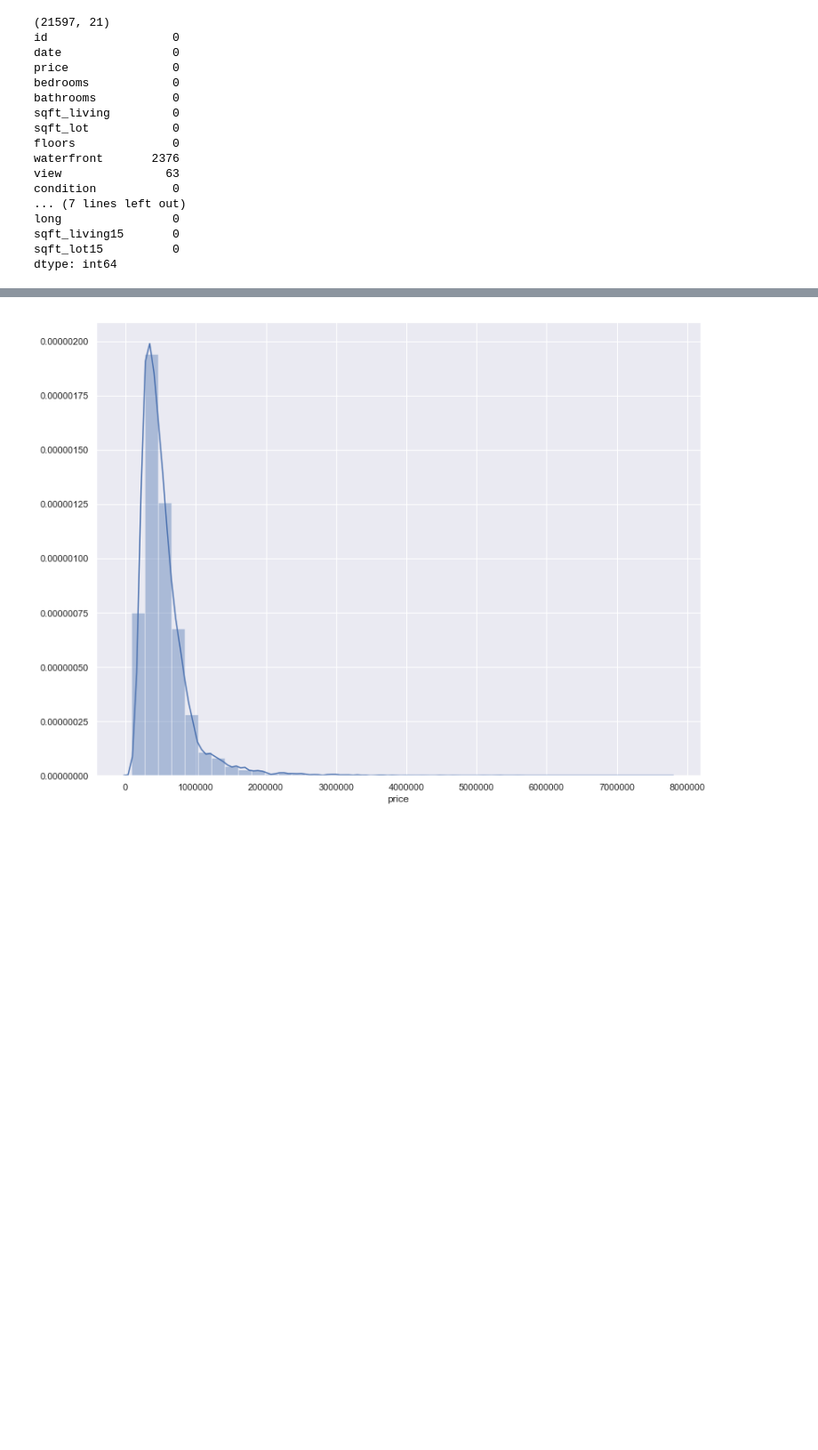
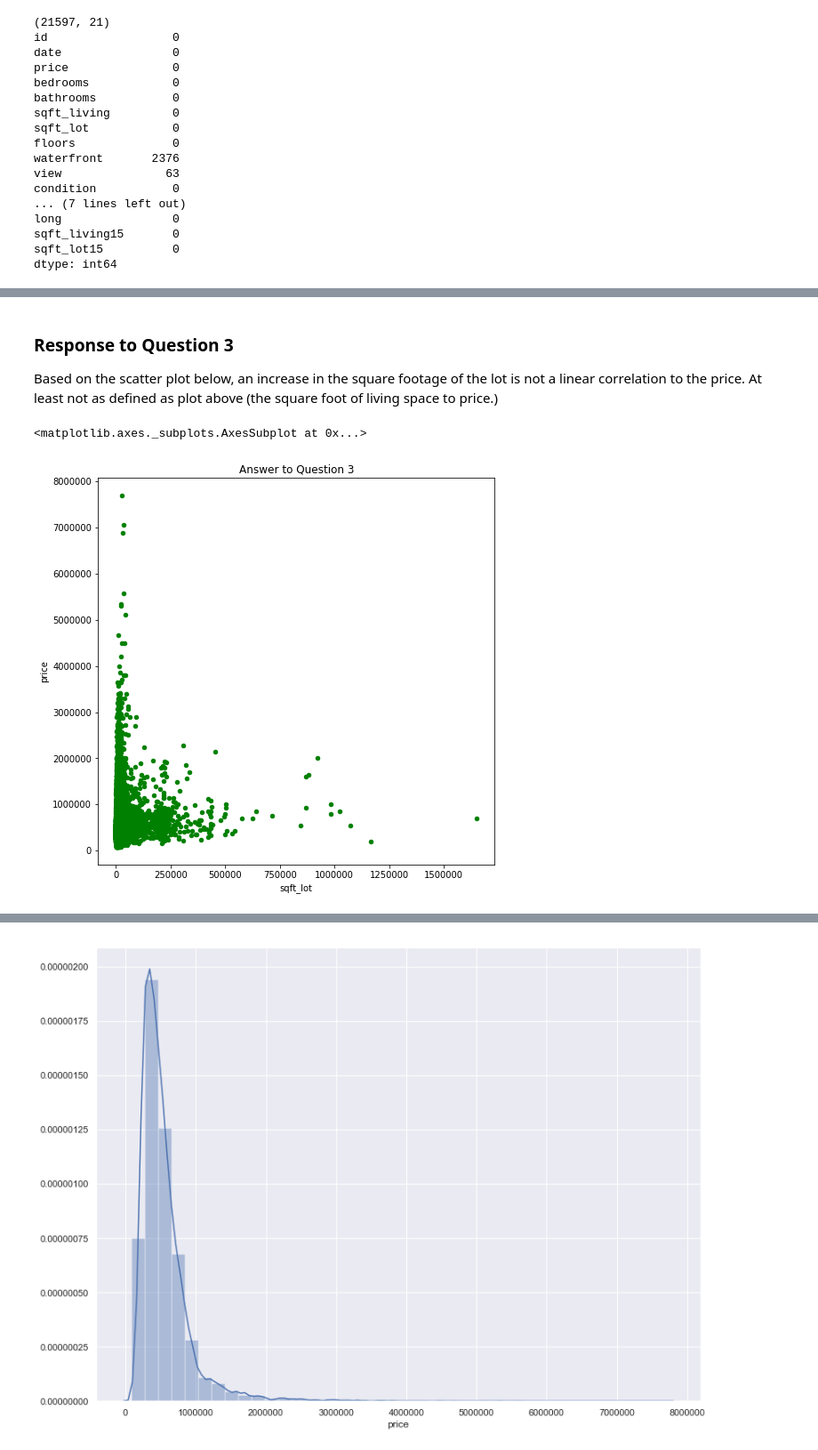
Before and after one commit to AnnikaNoren/Kings-County-House-Prices-Project, a Jupyter notebook: student.ipynb, the cells around one changed output, grey strips where cells are left out. Shown at 89% size. Cells and saved outputs as stored; diff of their text form; code cells hidden in the pictures; blank space fills up the shorter version.

```diff
--- a/student.ipynb
+++ b/student.ipynb
@@ -116,0 +167,8 @@ df.hist(ax = ax);
+# %% [markdown]
+### Response to Question 3
+Based on the scatter plot below, an increase in the square footage of the lot is not a linear correlation to the price. At least not as defined as plot above (the square foot of living space to price.)
+# %%
+df.plot.scatter(x='sqft_lot', y='price', c='green', figsize=(8,8), title = "Answer to Question 3")
+# %% [output]
+<matplotlib.axes._subplots.AxesSubplot at 0x...>
+[figure, added]
```
Also changed, not shown: parts of 165 cells of this notebook, 2 other files.
